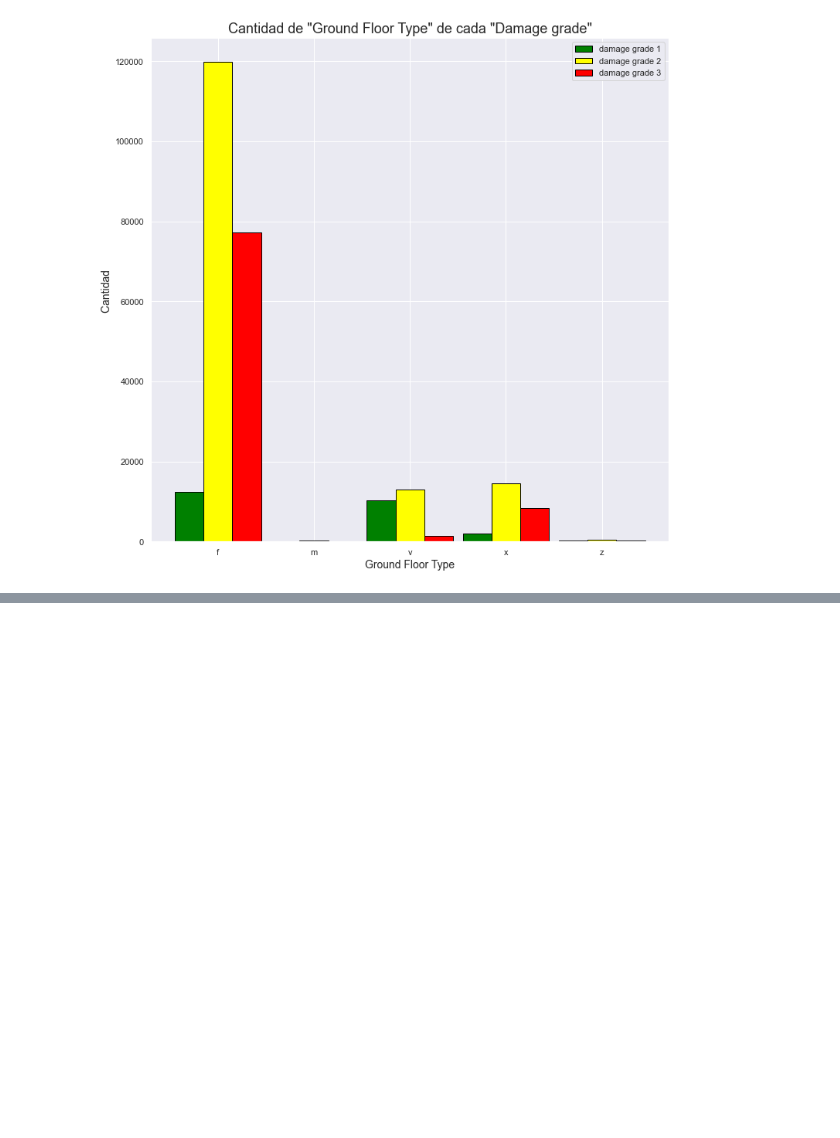
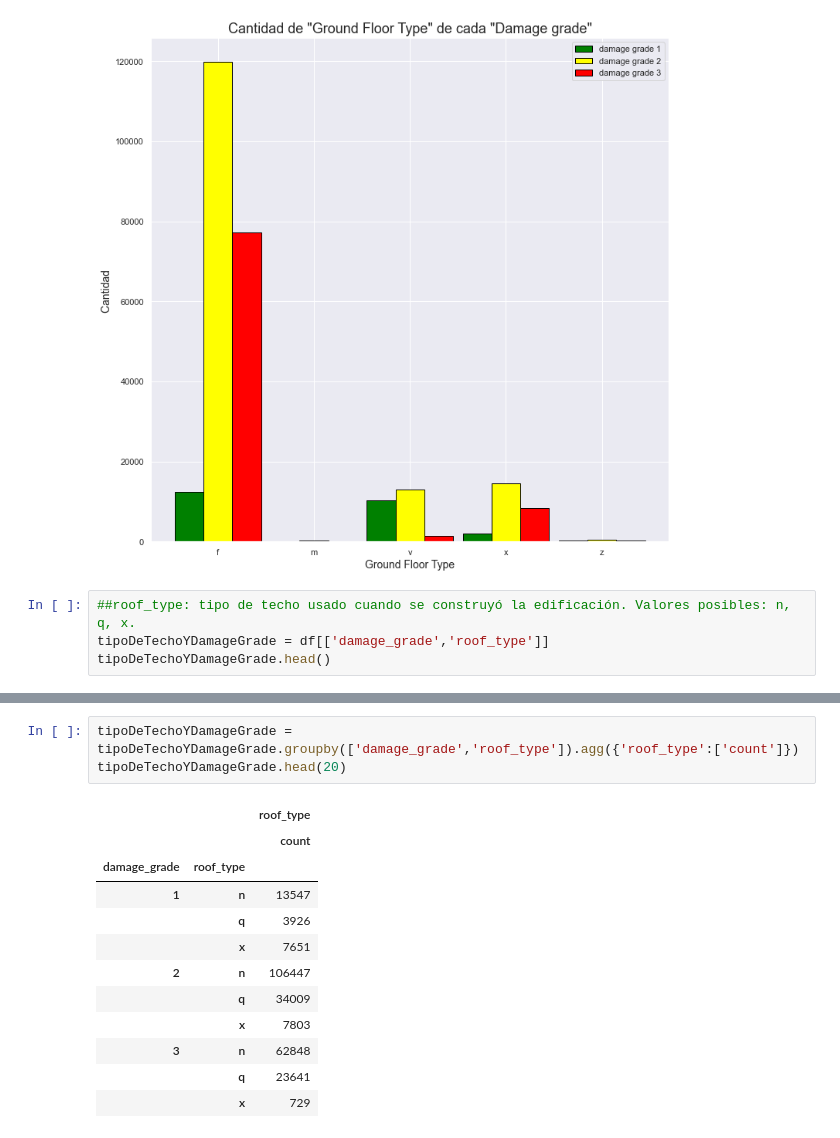
Before and after one commit to Noenf/Datos-1C2021, a Jupyter notebook: TP1/tipoDeConstruccion_analisis_Gaston.ipynb, the cells around one changed output, grey strips where cells are left out. Drawn from its saved outputs; the diff is of its cells as text; blank space fills up the shorter version.

```diff
--- a/TP1/tipoDeConstruccion_analisis_Gaston.ipynb
+++ b/TP1/tipoDeConstruccion_analisis_Gaston.ipynb
@@ -371,3 +371,7 @@ plt.legend()
 plt.show()
 # %% [output]
 [figure]
+# %%
+##roof_type: tipo de techo usado cuando se construyó la edificación. Valores posibles: n, q, x.
+tipoDeTechoYDamageGrade = df[['damage_grade','roof_type']]
+tipoDeTechoYDamageGrade.head()
@@ -373,0 +385,16 @@ plt.show()
+# %%
+tipoDeTechoYDamageGrade = tipoDeTechoYDamageGrade.groupby(['damage_grade','roof_type']).agg({'roof_type':['count']})
+tipoDeTechoYDamageGrade.head(20)
+# %% [output]
+|  |  | roof_type |
+|  |  | count |
+| damage_grade | roof_type |  |
+| 1 | n | 13547 |
+|  | q | 3926 |
+|  | x | 7651 |
+| 2 | n | 106447 |
+|  | q | 34009 |
+|  | x | 7803 |
+| 3 | n | 62848 |
+|  | q | 23641 |
+|  | x | 729 |
```
Also changed, not shown: parts of 5 cells of this notebook.
